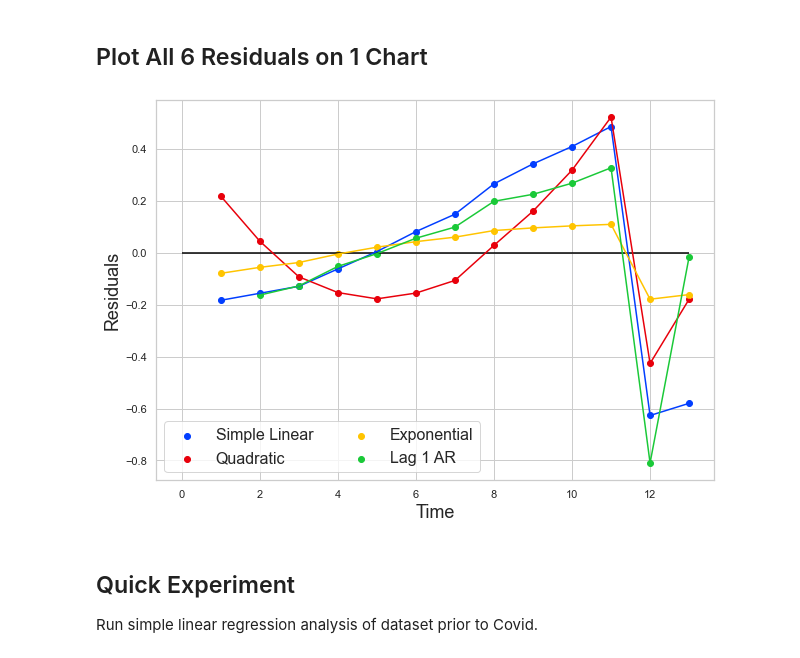
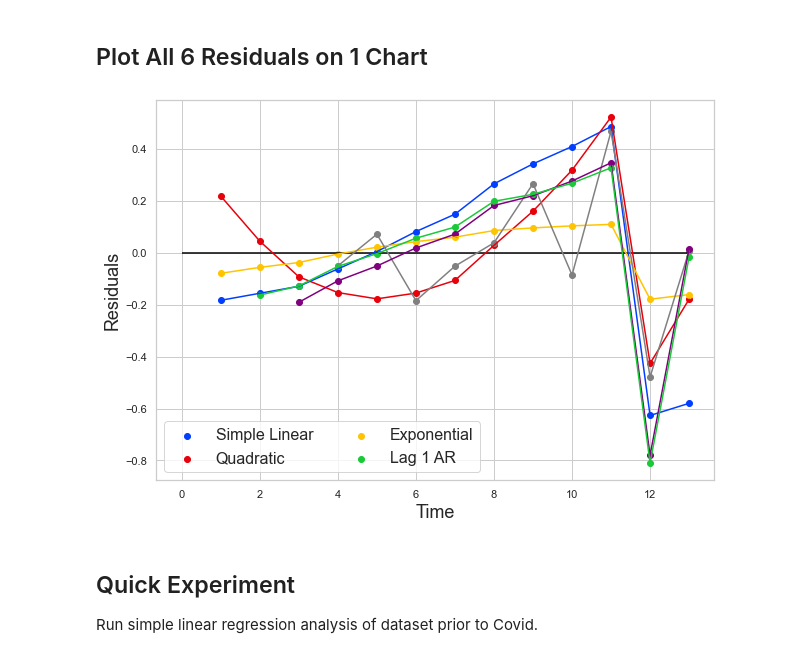
Before and after one commit to ArloRobinson/EDA-Practice, a Jupyter notebook: BusinessForecasting/regression_models.ipynb, the cells around one changed output. Saved outputs shown, nothing was run; the diff lists cells and outputs as text; code cells hidden in the pictures.

```diff
--- a/BusinessForecasting/regression_models.ipynb
+++ b/BusinessForecasting/regression_models.ipynb
@@ -220,3 +235,14 @@ show_residuals(x, results3.resid, "Time", "Exponential Residuals")
 show_predictions_vs_actual(x, y_log, results3.predict(), 'Time', 'Annual Dividend')
 # %% [output]
 [figure]
+# %%
+# Add exponentials prediction column
+col_name = 'exp-pred'
+vals = []
+for i in data['time']:
+    num = 0.984 + 0.0539 * i
+    vals.append(num)
+data[col_name] = vals
+
+# Graph the predictions against the real
+show_predictions_vs_actual(x, y, data[col_name], 'Time', 'Annual Dividend')
@@ -383,38 +411,38 @@ x_lag3 = data_lag3['time']
 
 # Plot linear residuals
 res1 = plt.scatter(x,results.resid, color='b')
 plt.plot(x,results.resid, color='b')
 
 # Plot quadratic residuals
 res2 = plt.scatter(x,results2.resid, color='r')
 plt.plot(x,results2.resid, color='r')
 
 # Plot exponential residuals
 res3 = plt.scatter(x,results3.resid, color='y')
 plt.plot(x,results3.resid, color='y')
 
 # Plot Lag 3 residuals (unnecessary)
-#res4 = plt.scatter(x_lag3,results4.resid, color='grey')
-#plt.plot(x_lag3,results4.resid, color='grey')
+res4 = plt.scatter(x_lag3,results4.resid, color='grey')
+plt.plot(x_lag3,results4.resid, color='grey')
 
 # Plot Lag 2 residuals (unnecessary)
-#res5 = plt.scatter(x_lag2, results5.resid, color='purple')
-#plt.plot(x_lag2,results5.resid, color='purple')
+res5 = plt.scatter(x_lag2, results5.resid, color='purple')
+plt.plot(x_lag2,results5.resid, color='purple')
 
 # Plot Lag 1 residuals
 res6 = plt.scatter(x_lag1, results6.resid, color='g')
 plt.plot(x_lag1,results6.resid, color='g')
 
 # Add line through y=0, then add labels and legend
 plt.hlines(0, 0, 13, color='black')
 plt.xlabel('Time', fontsize = 18)
 plt.ylabel('Residuals', fontsize = 18)
 plt.legend((res1, res2, res3, res6),  #res4, res5),
            ('Simple Linear', 'Quadratic', 'Exponential', 'Lag 1 AR'), #'Lag 3 AR', 'Lag 2 AR'),
            scatterpoints=1, loc='lower left', ncol=2, fontsize=16)
 plt.show()
 # %% [output]
-[figure, old version]
+[figure, new version]
 # %% [markdown]
 ## Quick Experiment
 Run simple linear regression analysis of dataset prior to Covid.
```
Also changed, not shown: parts of 14 cells of this notebook.
